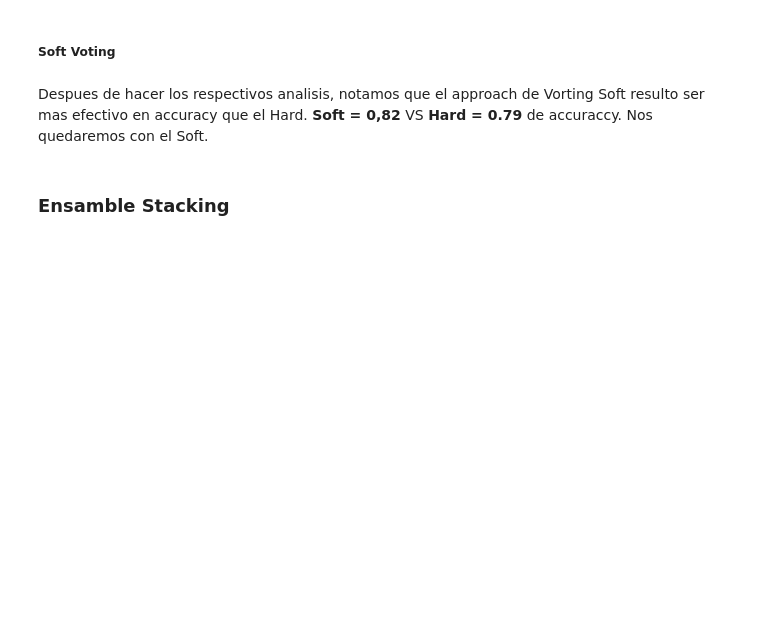
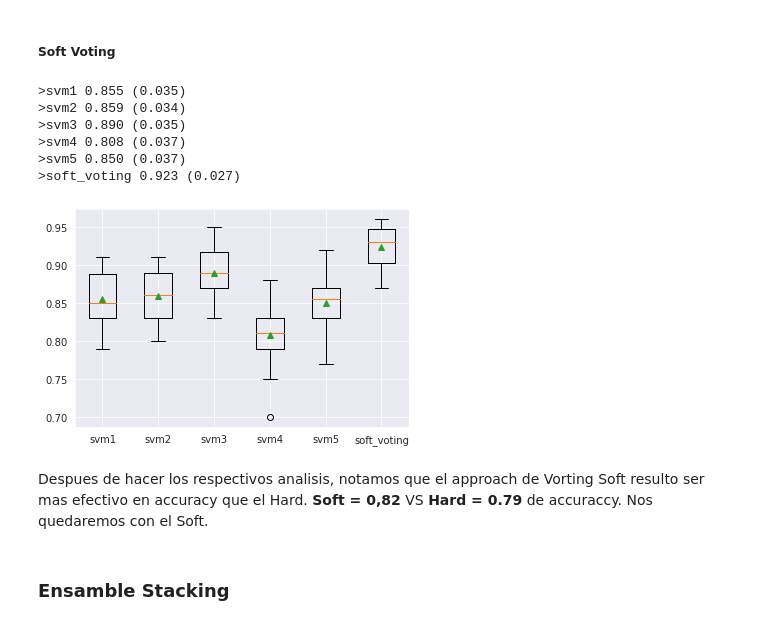
Before and after one commit to Naza26/7506R_TP2_GRUPO01_ENTREGA, a Jupyter notebook: 7506R_TP2_GRUPO01_ENTREGA.ipynb, the cells around one changed output. Saved outputs shown, nothing was run; the diff lists cells and outputs as text; code cells hidden in the pictures; blank space fills up the shorter version.

Commit message:
WIP: voting ensemble should use classification_target

```diff
--- a/7506R_TP2_GRUPO01_ENTREGA.ipynb
+++ b/7506R_TP2_GRUPO01_ENTREGA.ipynb
@@ -1106,19 +1104,23 @@ def get_svm_models():
     return models
 # %%
 # compare soft voting ensemble to standalone classifiers
-
-# define dataset
-X, y = get_dataset()
-
 # get the models to evaluate
 svm_models = get_svm_models()
 
 # evaluate the models and store results
-results, names = process_models(svm_models, X, y)
+results, names = process_models(svm_models, x_train, y_train)
 
 # plot model performance for comparison
 pyplot.boxplot(results, labels=names, showmeans=True)
 pyplot.show()
+# %% [output]
+>svm1 0.855 (0.035)
+>svm2 0.859 (0.034)
+>svm3 0.890 (0.035)
+>svm4 0.808 (0.037)
+>svm5 0.850 (0.037)
+>soft_voting 0.923 (0.027)
+[figure, added]
 # %%
 # make a prediction with a soft voting ensemble
 from sklearn.datasets import make_classification
```
Also changed, not shown: parts of 14 cells of this notebook.
